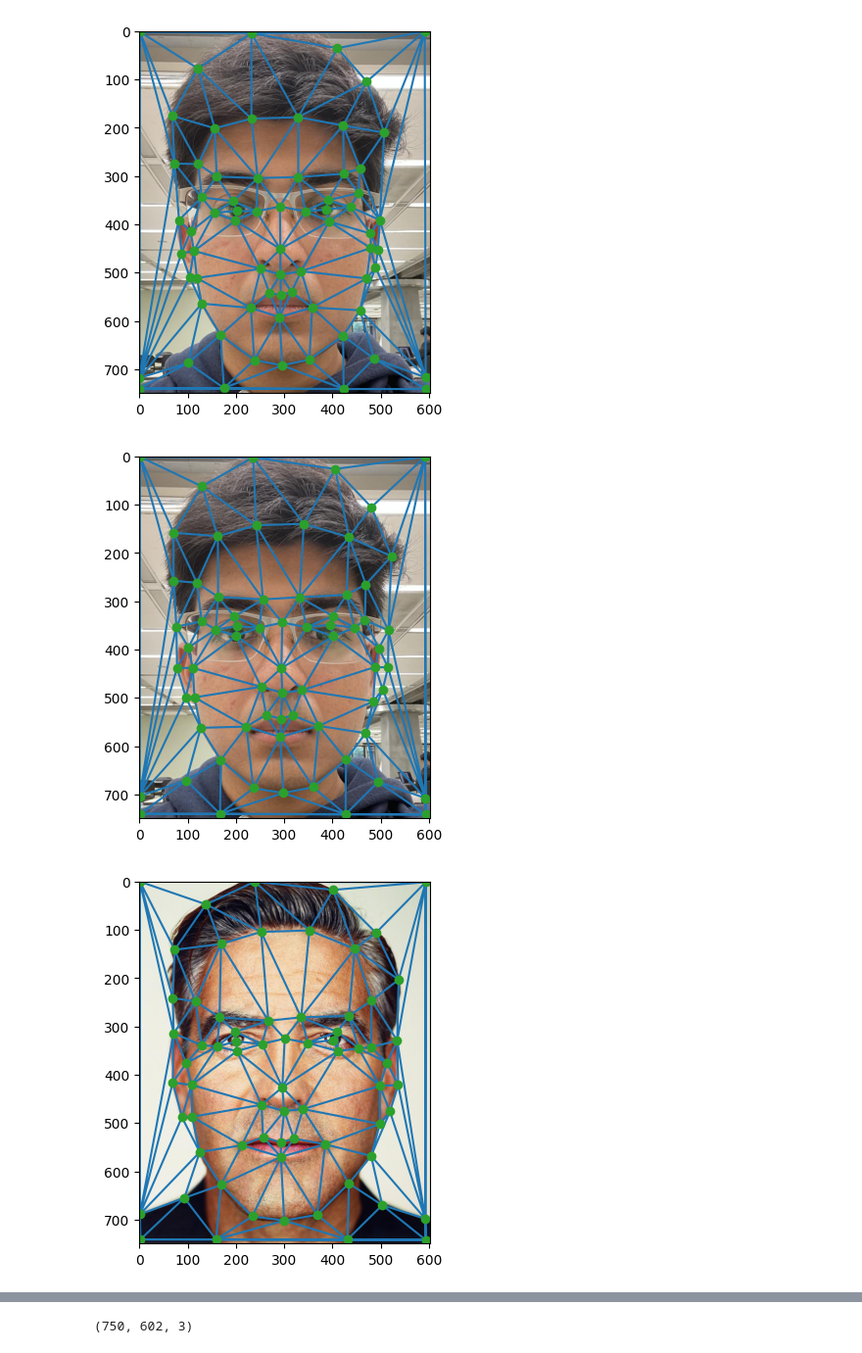
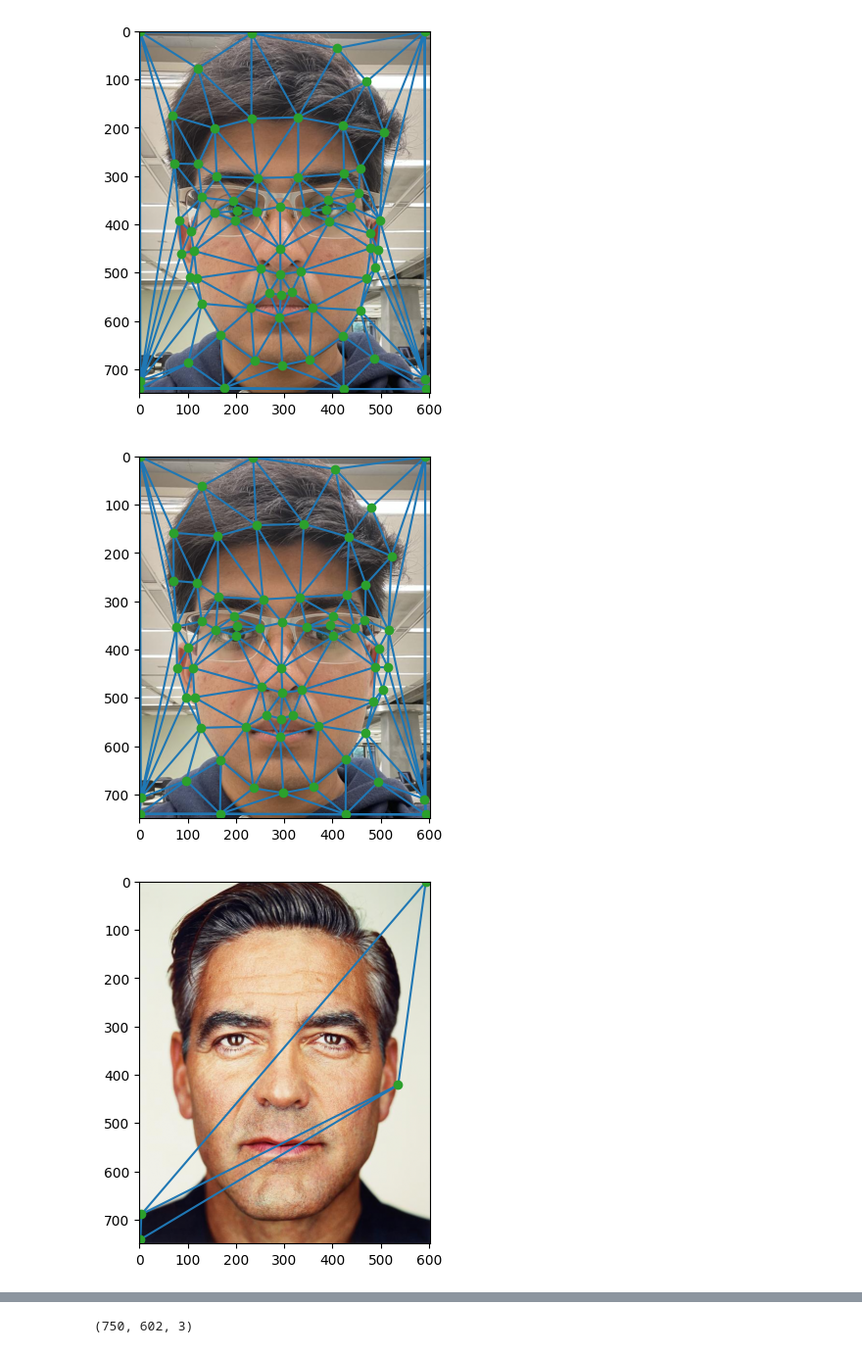
Before and after one commit to aayushg55/CS180_proj3, a Jupyter notebook: main.ipynb, the cells around one changed output, grey strips where cells are left out. Shown at 98% size. Drawn from its saved outputs; the diff is of its cells as text; code cells hidden in the pictures.

```diff
--- a/main.ipynb
+++ b/main.ipynb
@@ -34,7 +34,7 @@ in_dir = 'in_dir/'
 img_me = read_img('me_resized.jpg', img_dir=in_dir)
 img_george = read_img('george_small.jpg', img_dir=in_dir)
 # %%
-corr_file = in_dir + 'points.json'
+corr_file = in_dir + 'points_fixed.json'
 f = open(corr_file)
 correspondences = json.load(f)
 img1_points = np.array(correspondences['im1Points'])
@@ -76,13 +78,13 @@ plot_tri_on_img(
     mean_points,
 )
 # %% [output]
-[figure, old version]
+[figure, new version]
 # %%
 plot_tri_on_img(
     img_george,
-    img2_points,
+    img2_points[-5:-1],
     fname='george_triangles.jpg',
     out_dir=part_1_out
 )
 # %% [output]
-[figure, old version]
+[figure, new version]
```
Also changed, not shown: parts of 20 cells of this notebook, 3 other files.
